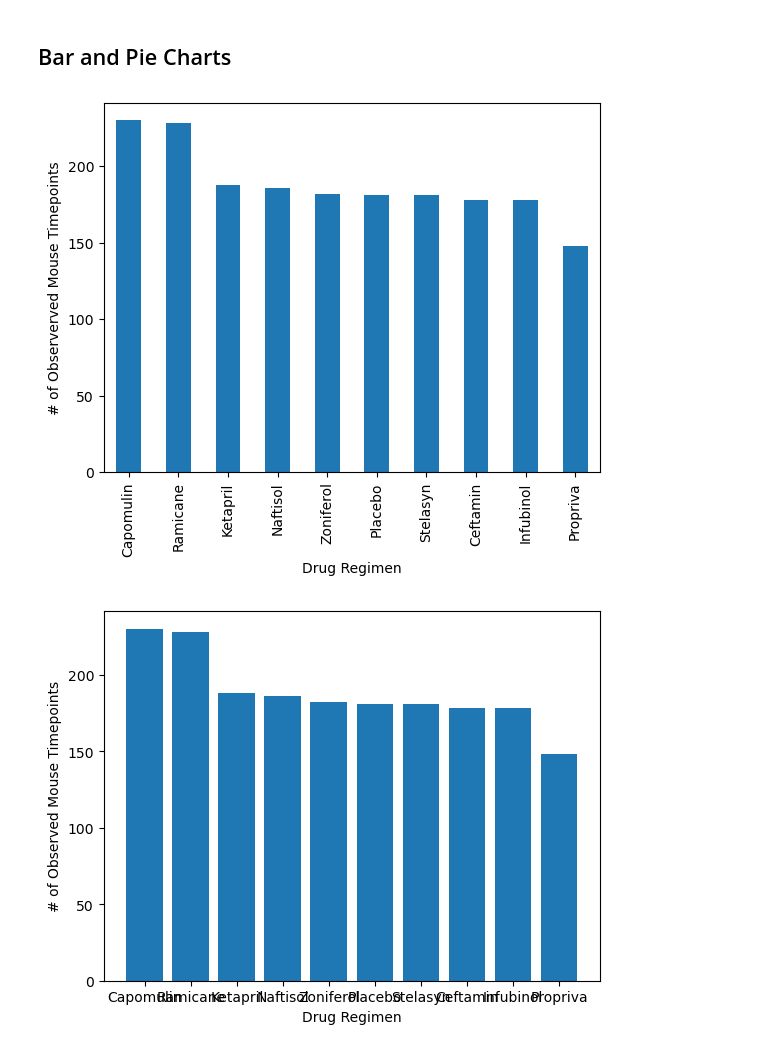
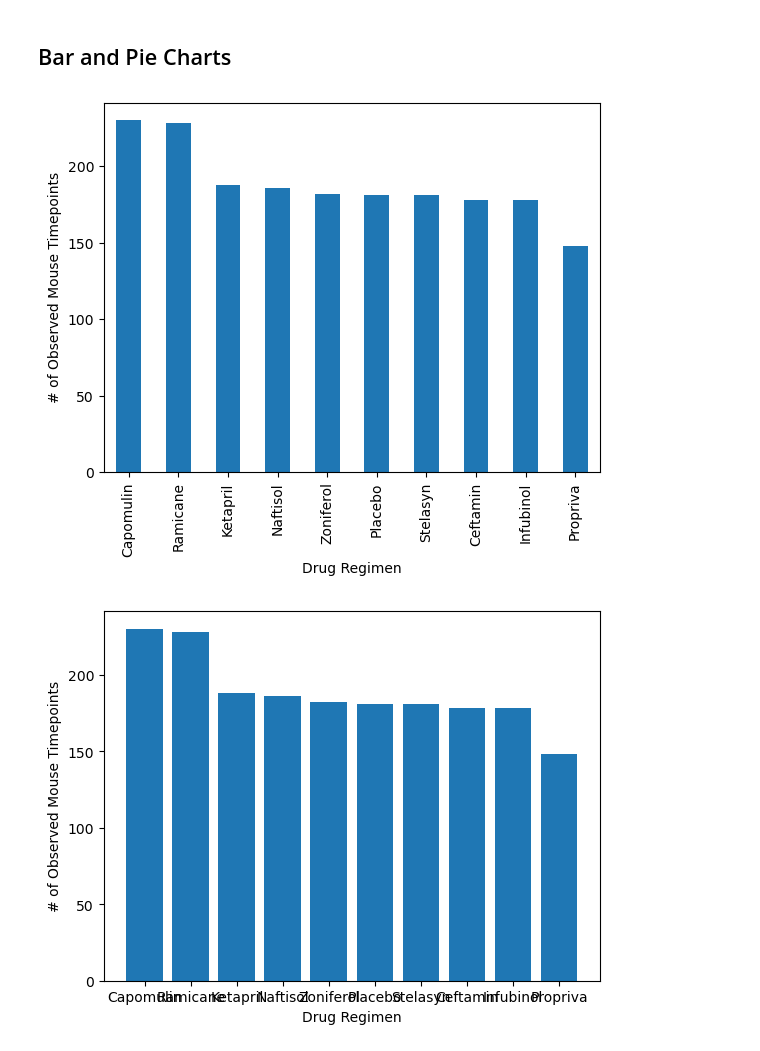
Before and after one commit to hhodek/DataVisChallenge, a Jupyter notebook: Pymaceuticals/pymaceuticals_starter.ipynb, the cells around one changed output. Drawn from its saved outputs; the diff is of its cells as text; code cells hidden in the pictures.

```diff
--- a/Pymaceuticals/pymaceuticals_starter.ipynb
+++ b/Pymaceuticals/pymaceuticals_starter.ipynb
@@ -136,14 +141,14 @@ summary_df
 # %%
 # Generate a bar plot showing the total number of rows (Mouse ID/Timepoints) for each drug regimen using Pandas.
 regimen_groups = cleaned_df.groupby("Drug Regimen")
 regimen_counts = regimen_groups["Mouse ID"].count()
 sorted_counts = regimen_counts.sort_values(ascending=False)
 regimen_chart = sorted_counts.plot(x = "regimen_groups", y = "regimen_counts", kind = "bar")
 regimen_chart.set_xlabel("Drug Regimen")
-regimen_chart.set_ylabel("# of Observerved Mouse Timepoints")
+regimen_chart.set_ylabel("# of Observed Mouse Timepoints")
 plt.show()
 # %% [output]
-[figure, old version]
+[figure, new version]
 # %%
 # Generate a bar plot showing the total number of rows (Mouse ID/Timepoints) for each drug regimen using pyplot.
 regimen_groups = cleaned_df.groupby("Drug Regimen")
```
Also changed, not shown: parts of 10 cells of this notebook, 1 other file.
